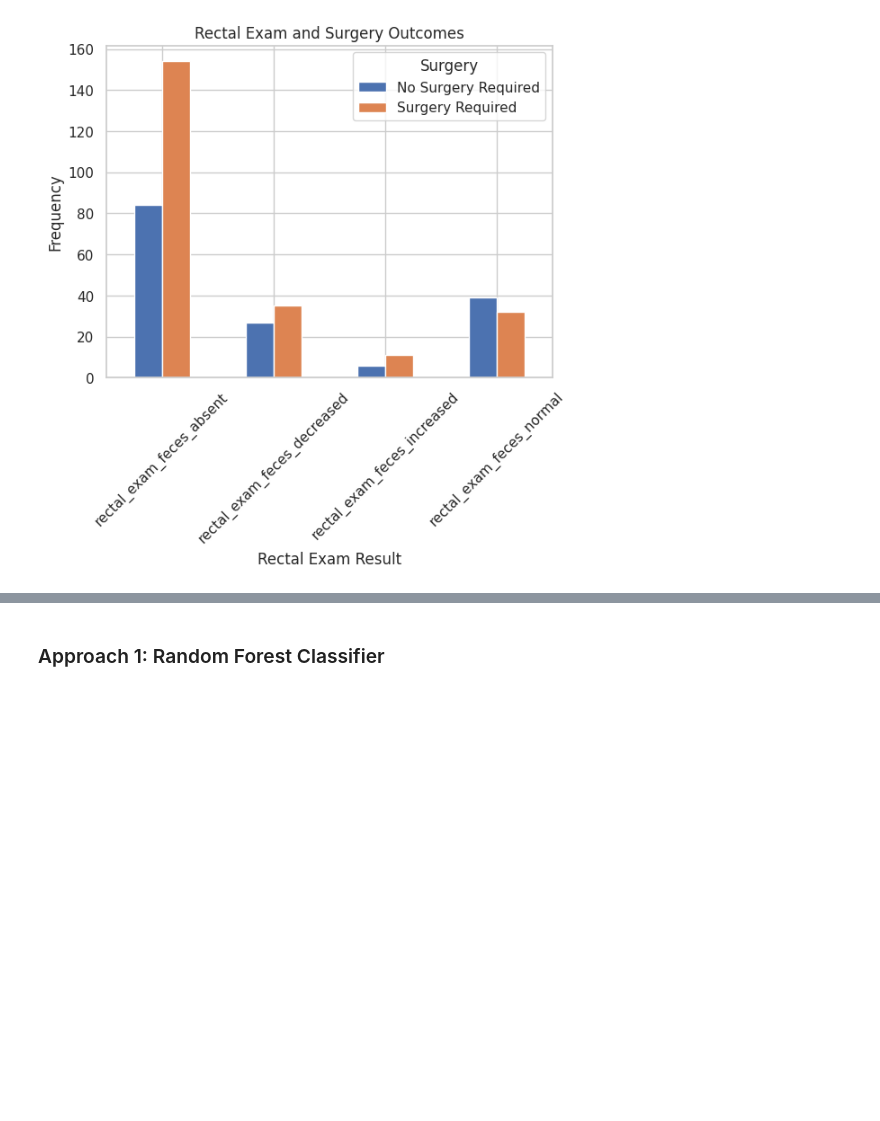
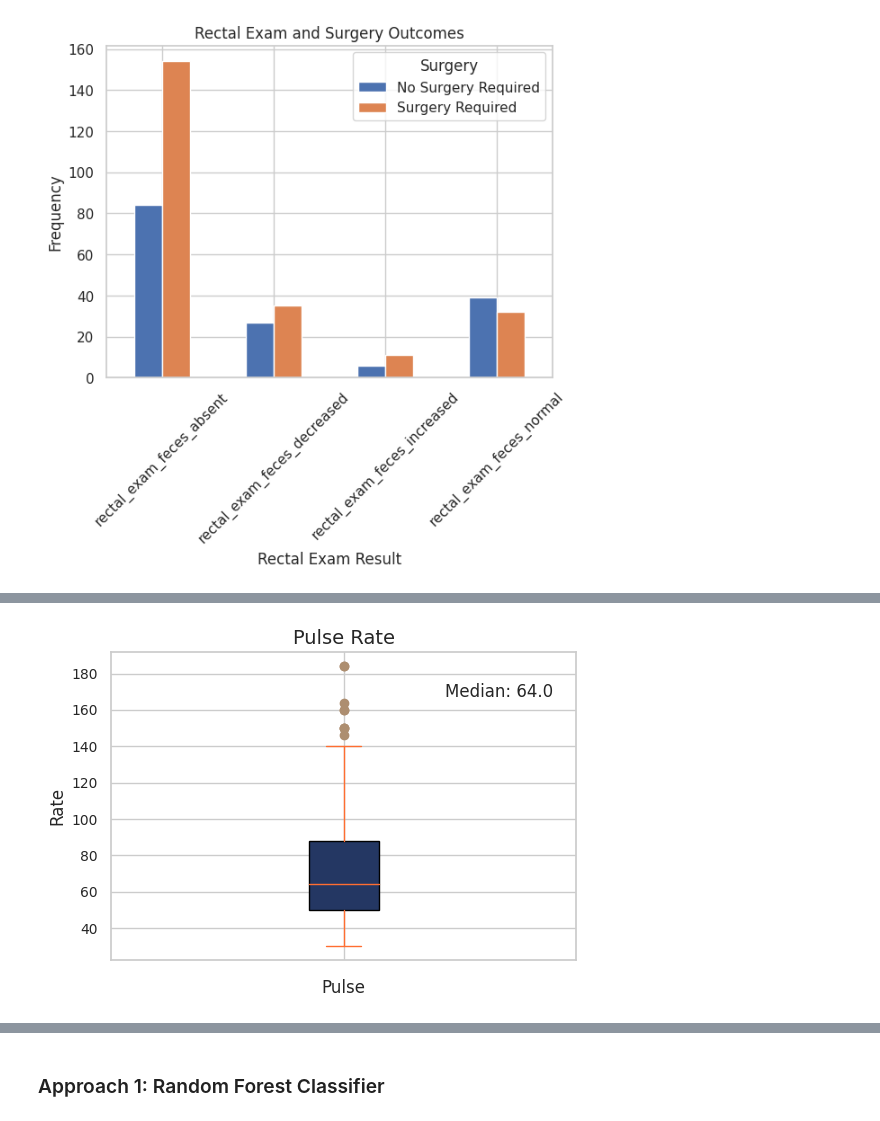
Before and after one commit to d-o-e/CST-383-Project, a Jupyter notebook: horse_colic_project.ipynb, the cells around one changed output, grey strips where cells are left out. Cells and saved outputs as stored; diff of their text form; code cells hidden in the pictures; blank space fills up the shorter version.

```diff
--- a/horse_colic_project.ipynb
+++ b/horse_colic_project.ipynb
@@ -733,0 +810,34 @@ plt.show()
+# %%
+# The pulse rate is important when assessing horses with colic since it provides
+# information on potential conditions and complications.
+
+# Normal pulse rate for horses is typically between 30 and 40.
+# Rates above this range may indicate painful lesions or potential conditions
+# such as circulatory shock or elevated heart rate.
+# The boxplot below reveals that many of the horses brought to the vet
+# exhibited elevated pulse rates, surpassing the normal range.In fact, the
+# median pulse rate was approximately 65. This finding suggests a
+# higher likelihood of adverse outcomes, such as death, in these horses.
+
+# Boxplot displaying the importance of pulse rate in horses with colic.
+fig, ax = plt.subplots(figsize=(6, 4))
+
+ax.boxplot(merged_dataset['pulse'], vert=True, patch_artist=True,
+           boxprops={'facecolor': '#243763'},
+           medianprops={'color': '#FF6E31'},
+           capprops={'color': '#FF6E31'},
+           whiskerprops={'color': '#FF6E31'},
+           flierprops={'marker': 'o', 'markerfacecolor': '#AD8E70',
+                       'markeredgecolor': '#AD8E70'})
+
+ax.set_xlabel('Pulse', fontsize=12)
+ax.set_ylabel('Rate', fontsize=12)
+ax.set_title('Pulse Rate', fontsize=14)
+ax.tick_params(axis='both', labelsize=10)
+median_value = merged_dataset['pulse'].median()
+ax.text(0.95, 0.9, f'Median: {median_value}', transform=ax.transAxes,
+        ha='right', va='top')
+plt.xticks([1], [''])
+plt.show()
+# %% [output]
+[figure, added]
```
Also changed, not shown: parts of 17 cells of this notebook.
